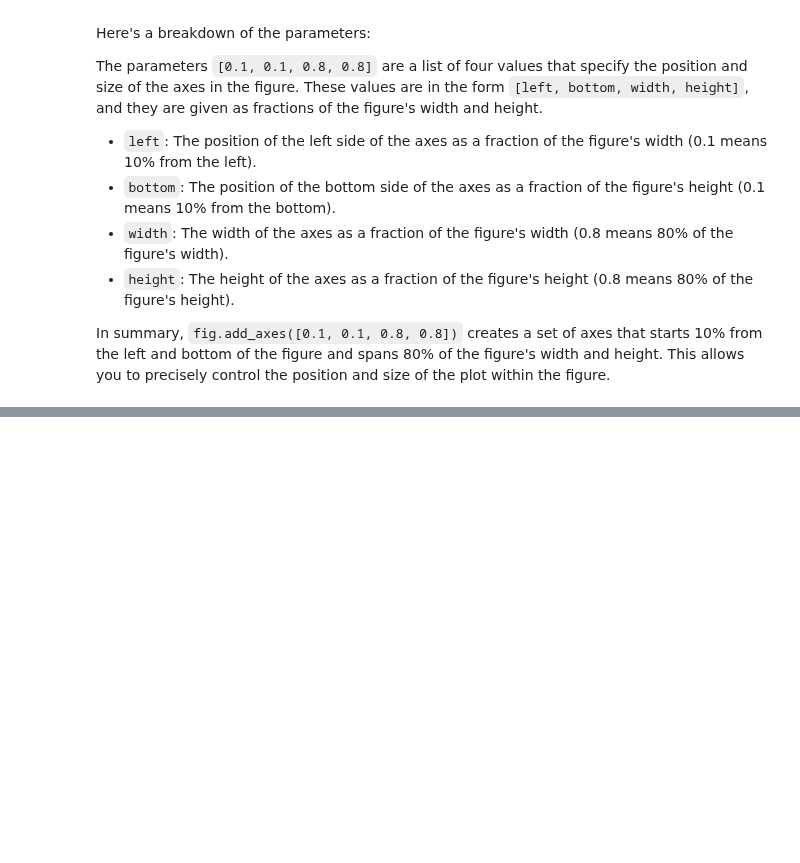
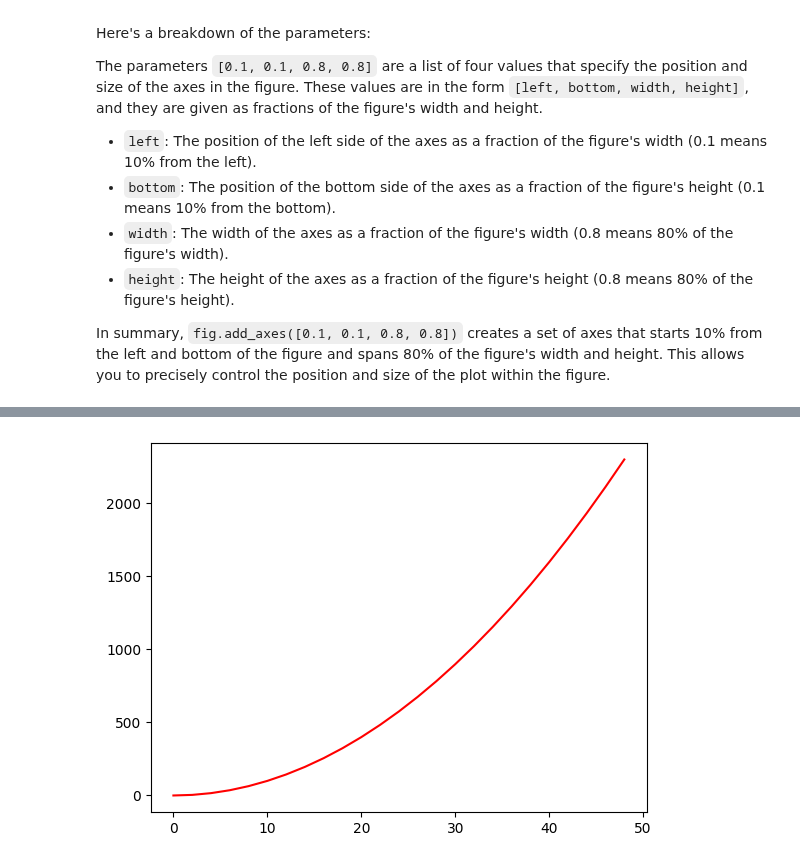
Before and after one commit to corpsedust/NareshIT, a Jupyter notebook: Self-practice(Tasks and IQ stuff)/Matplotlibpractice.ipynb, the cells around one changed output, grey strips where cells are left out. Cells and saved outputs as stored; diff of their text form; code cells hidden in the pictures; blank space fills up the shorter version.

```diff
--- a/Self-practice(Tasks and IQ stuff)/Matplotlibpractice.ipynb
+++ b/Self-practice(Tasks and IQ stuff)/Matplotlibpractice.ipynb
@@ -235,0 +241,6 @@ In summary, `fig.add_axes([0.1, 0.1, 0.8, 0.8])` creates a set of axes that star
+# %%
+x3 = np.arange(0,50,2)
+plt.plot(x3,[x**2 -5 for x in x3], "r-")
+plt.show()
+# %% [output]
+[figure, added]
```
Also changed, not shown: parts of 6 cells of this notebook.
